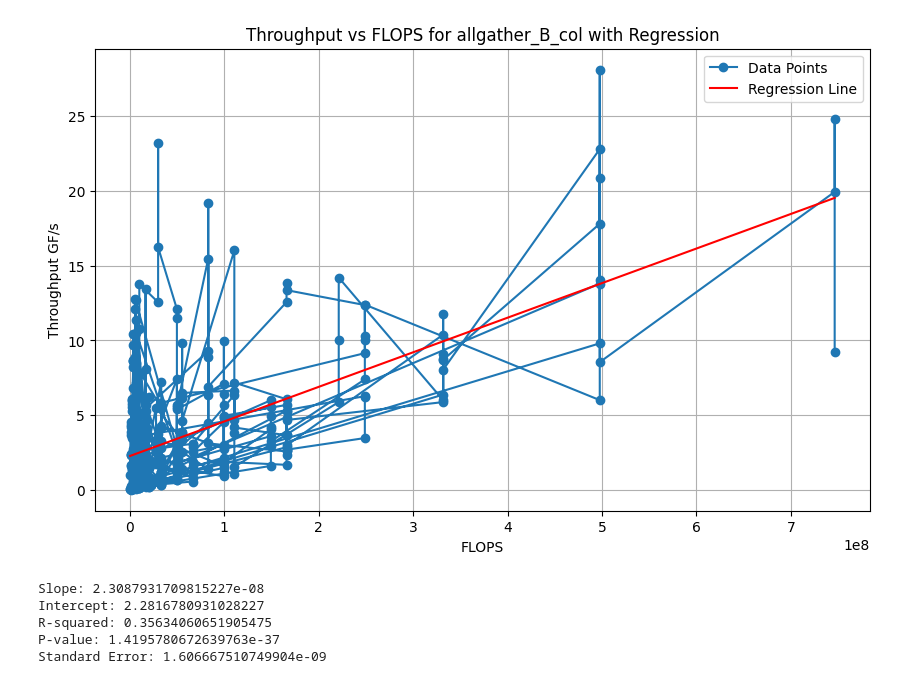
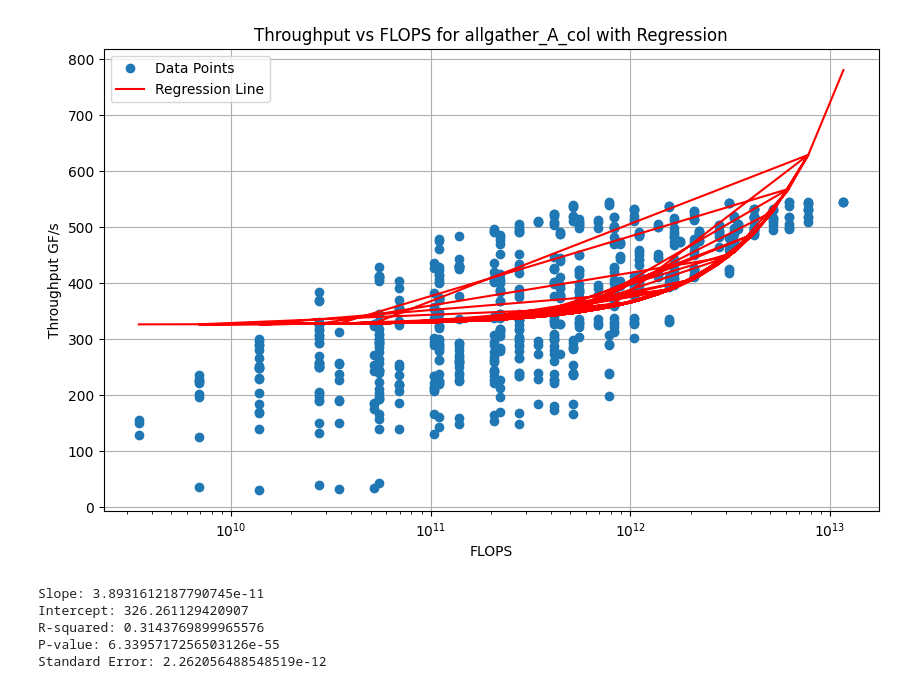
Before and after one commit to ZachB123/CommHiddenGemm, a Jupyter notebook: Gemm1d/notebooks/CHG1D_Visualizations.ipynb, the cells around one changed output. Drawn from its saved outputs; the diff is of its cells as text; code cells hidden in the pictures.

```diff
--- a/Gemm1d/notebooks/CHG1D_Visualizations.ipynb
+++ b/Gemm1d/notebooks/CHG1D_Visualizations.ipynb
@@ -16,6 +15,6 @@ STRATEGIES = ['allgather_A_col', 'allgather_A_col_no_compute',
 # %%
-FILENAME = "n2-benchmark.csv"
-df = pd.read_csv(FILENAME, names=["strategy", "size", "m", "n", "k", "throughput", "time", "correct"])
+FILENAME = "../initial-benchmarks/nocheck-n8-benchmark.csv"
+df = pd.read_csv(FILENAME, names=["strategy", "size", "m", "n", "k", "throughput", "time", "memory"])
 # %%
 grouped = df.groupby('strategy')
 
@@ -60,36 +64,39 @@ plt.show()
 # %%
-current_strategy = STRATEGIES[4]  #"throughput_test"
+current_strategy = "allgather_A_col"
 curr_df = strategy_dict[current_strategy]
 
 # Calculate FLOPS
 flops = 2 * curr_df['m'] * curr_df['n'] * curr_df['k']
 
 # Perform linear regression
 slope, intercept, r_value, p_value, std_err = stats.linregress(flops, curr_df['throughput'])
 
 # Plot throughput/FLOPS graph with regression line
 plt.figure(figsize=(10, 6))
-plt.plot(flops, curr_df['throughput'], marker='o', linestyle='-', label='Data Points')
+plt.plot(flops, curr_df['throughput'], marker='o', linestyle='', label='Data Points')
 plt.plot(flops, intercept + slope * flops, linestyle='-', color='red', label='Regression Line')
+plt.xscale('log')
 plt.xlabel('FLOPS')
 plt.ylabel('Throughput GF/s')
 plt.title(f"Throughput vs FLOPS for {current_strategy} with Regression")
 plt.legend()
 plt.grid(True)
 plt.show()
 
 print(f"Slope: {slope}")
 print(f"Intercept: {intercept}")
 print(f"R-squared: {r_value**2}")
 print(f"P-value: {p_value}")
 print(f"Standard Error: {std_err}")
+
+# the regression is pretty useless
 # %% [output]
-[figure, old version]
+[figure, new version]
-Slope: 2.3087931709815227e-08
-Intercept: 2.2816780931028227
-R-squared: 0.35634060651905475
-P-value: 1.4195780672639763e-37
-Standard Error: 1.606667510749904e-09
+Slope: 3.8931612187790745e-11
+Intercept: 326.261129420907
+R-squared: 0.3143769899965576
+P-value: 6.3395717256503126e-55
+Standard Error: 2.262056488548519e-12
 # %%
 plt.figure(figsize=(10, 6))
 
```
Also changed, not shown: parts of 4 cells of this notebook, 9 other files.
